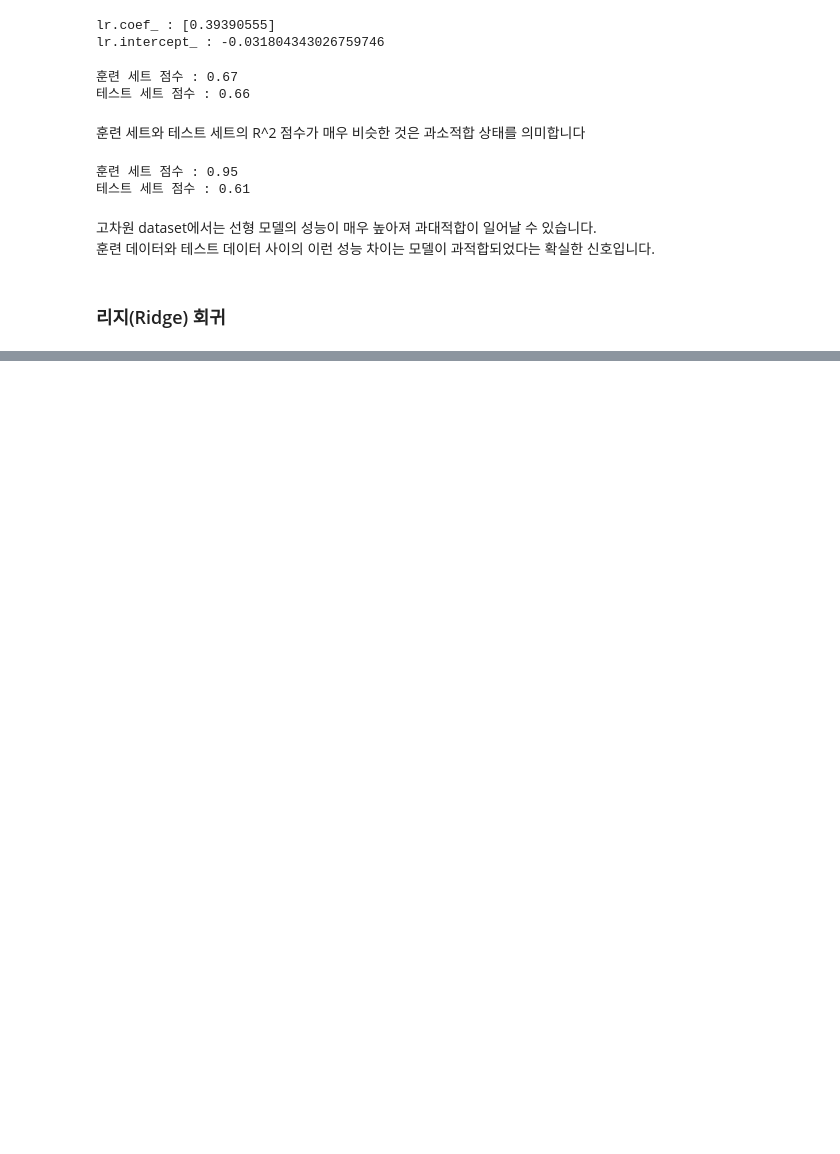
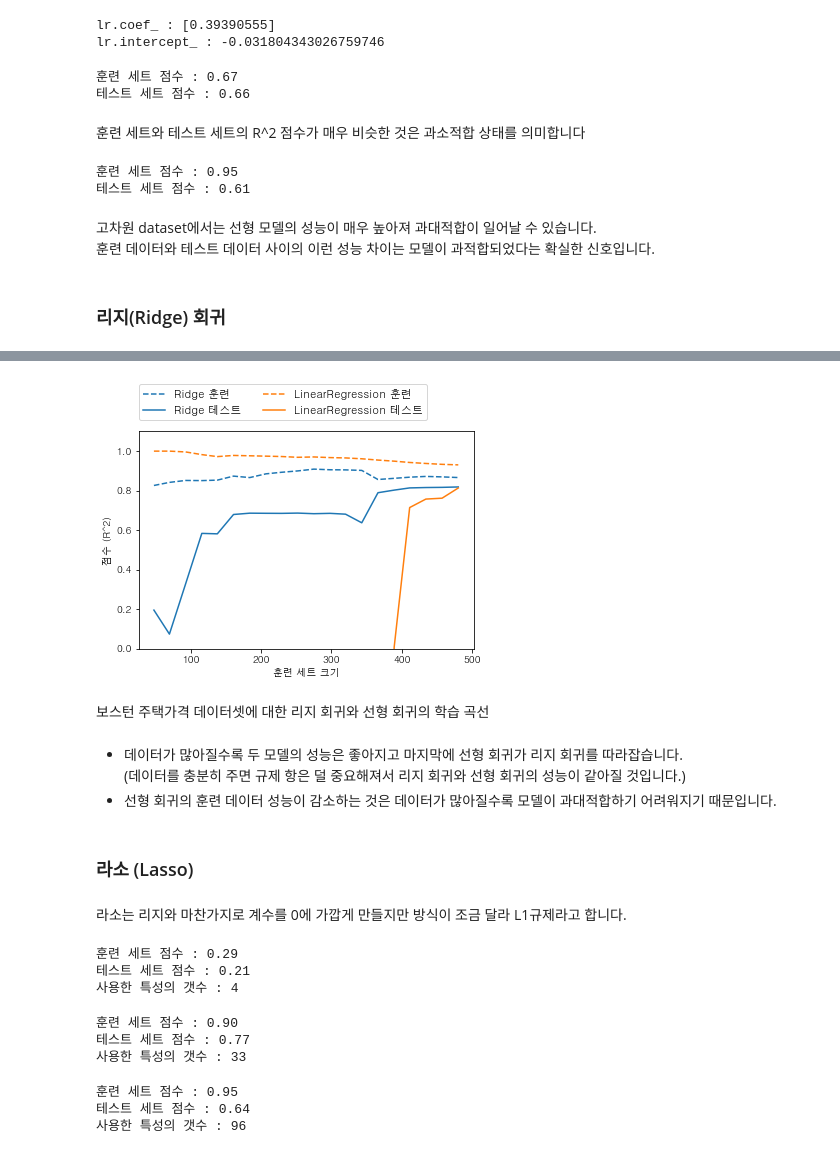
Before and after one commit to hyooo1017/Review, a Jupyter notebook: Introduction to Machine Learning with Python/2장. 지도학습.ipynb, the cells around one changed output, grey strips where cells are left out. Drawn from its saved outputs; the diff is of its cells as text; code cells hidden in the pictures; blank space fills up the shorter version.

```diff
--- a/Introduction to Machine Learning with Python/2장. 지도학습.ipynb
+++ b/Introduction to Machine Learning with Python/2장. 지도학습.ipynb
@@ -311,0 +361,44 @@ print("테스트 세트 점수 : {:.2f}".format(lr.score(X_test, y_test)))
+# %%
+mglearn.plots.plot_ridge_n_samples()
+# %% [output]
+[figure, added]
+# %% [markdown]
+보스턴 주택가격 데이터셋에 대한 리지 회귀와 선형 회귀의 학습 곡선
+# %% [markdown]
+- 데이터가 많아질수록 두 모델의 성능은 좋아지고 마지막에 선형 회귀가 리지 회귀를 따라잡습니다.
+(데이터를 충분히 주면 규제 항은 덜 중요해져서 리지 회귀와 선형 회귀의 성능이 같아질 것입니다.)
+- 선형 회귀의 훈련 데이터 성능이 감소하는 것은 데이터가 많아질수록 모델이 과대적합하기 어려워지기 때문입니다.
+# %% [markdown]
+### 라소 (Lasso)
+# %% [markdown]
+라소는 리지와 마찬가지로 계수를 0에 가깝게 만들지만 방식이 조금 달라 L1규제라고 합니다.
+# %%
+from sklearn.linear_model import Lasso
+
+lasso = Lasso().fit(X_train, y_train)
+print("훈련 세트 점수 : {:.2f}".format(lasso.score(X_train, y_train)))
+print("테스트 세트 점수 : {:.2f}".format(lasso.score(X_test, y_test)))
+print("사용한 특성의 갯수 :", np.sum(lasso.coef_ != 0))
+# %% [output]
+훈련 세트 점수 : 0.29
+테스트 세트 점수 : 0.21
+사용한 특성의 갯수 : 4
+# %%
+# "max_iter" 기본 값을 증가시키지 않으면 max_iter 값을 늘리라는 경고가 발생합니다.
+lasso001 = Lasso(alpha = 0.01, max_iter = 100000).fit(X_train, y_train)
+print("훈련 세트 점수 : {:.2f}".format(lasso001.score(X_train, y_train)))
+print("테스트 세트 점수 : {:.2f}".format(lasso001.score(X_test, y_test)))
+print("사용한 특성의 갯수 :", np.sum(lasso001.coef_ != 0))
+# %% [output]
+훈련 세트 점수 : 0.90
+테스트 세트 점수 : 0.77
+사용한 특성의 갯수 : 33
+# %%
+lasso00001 = Lasso(alpha = 0.0001, max_iter = 100000).fit(X_train, y_train)
+print("훈련 세트 점수 : {:.2f}".format(lasso00001.score(X_train, y_train)))
+print("테스트 세트 점수 : {:.2f}".format(lasso00001.score(X_test, y_test)))
+print("사용한 특성의 갯수 :", np.sum(lasso00001.coef_ != 0))
+# %% [output]
+훈련 세트 점수 : 0.95
+테스트 세트 점수 : 0.64
+사용한 특성의 갯수 : 96
```
Also changed, not shown: parts of 11 cells of this notebook, 3 other files.
